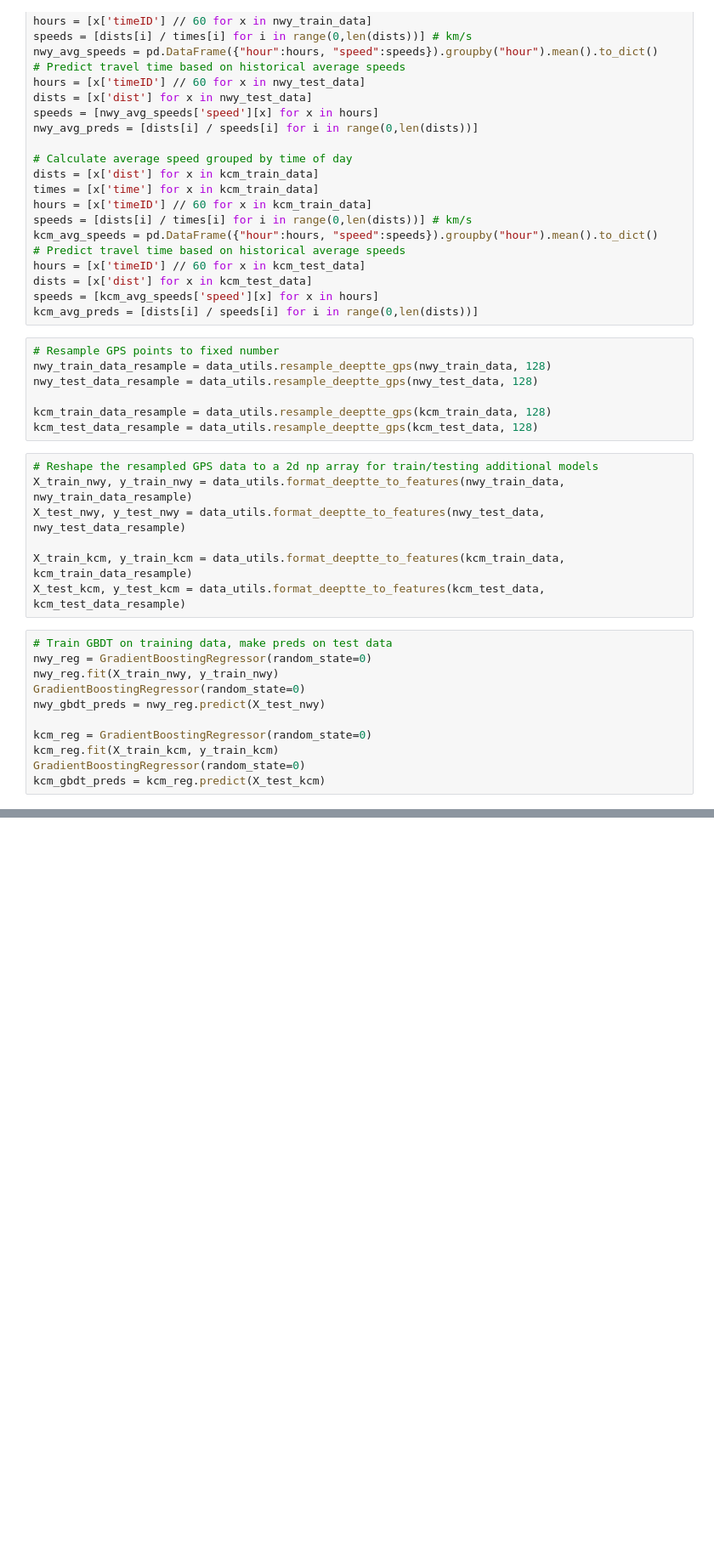
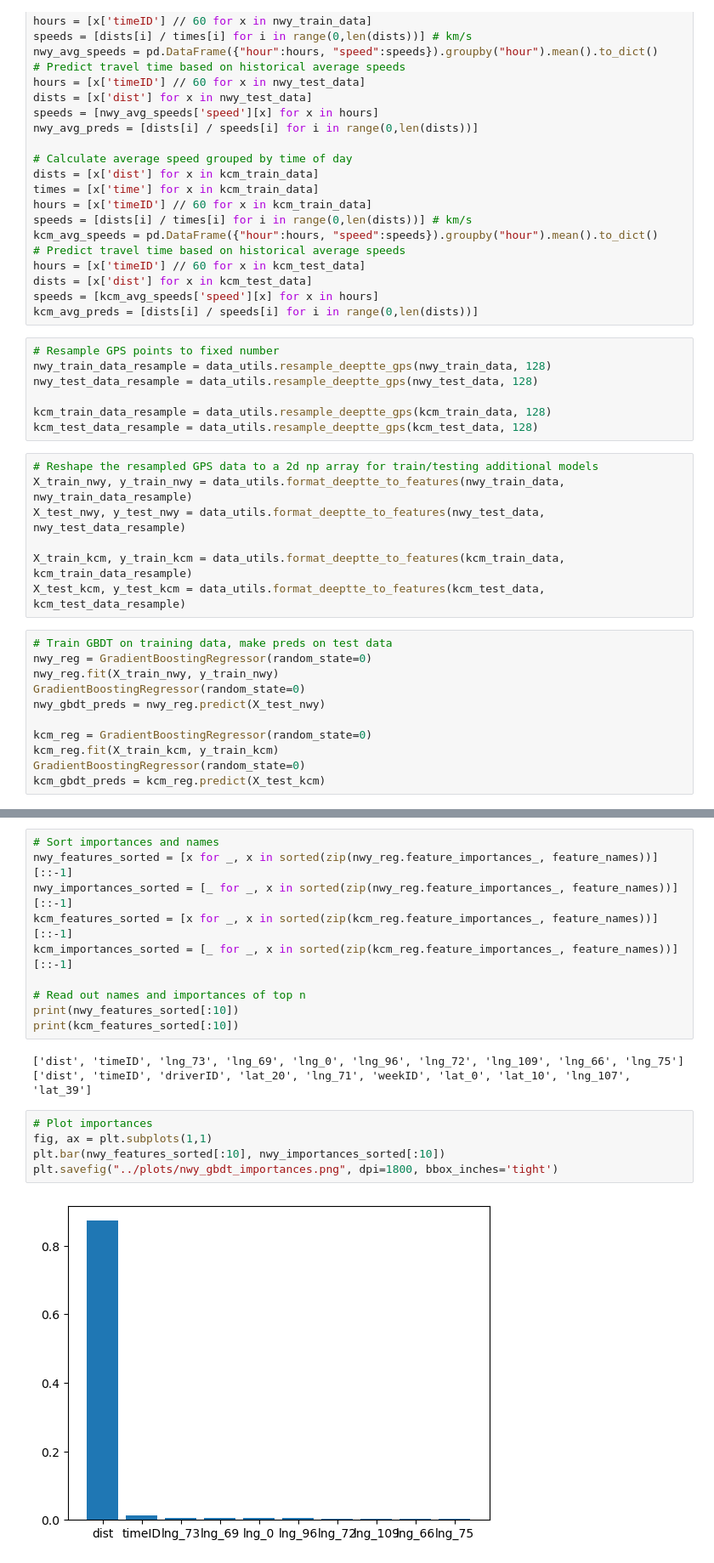
Before and after one commit to zackAemmer/generalizable_travel_times, a Jupyter notebook: src/04_explore_results.ipynb, the cells around one changed output, grey strips where cells are left out. Shown at 85% size. Saved outputs shown, nothing was run; the diff lists cells and outputs as text; blank space fills up the shorter version.

```diff
--- a/src/04_explore_results.ipynb
+++ b/src/04_explore_results.ipynb
@@ -155,0 +185,20 @@ nwy_test_data_resample
+# %%
+# Sort importances and names
+nwy_features_sorted = [x for _, x in sorted(zip(nwy_reg.feature_importances_, feature_names))][::-1]
+nwy_importances_sorted = [_ for _, x in sorted(zip(nwy_reg.feature_importances_, feature_names))][::-1]
+kcm_features_sorted = [x for _, x in sorted(zip(kcm_reg.feature_importances_, feature_names))][::-1]
+kcm_importances_sorted = [_ for _, x in sorted(zip(kcm_reg.feature_importances_, feature_names))][::-1]
+
+# Read out names and importances of top n
+print(nwy_features_sorted[:10])
+print(kcm_features_sorted[:10])
+# %% [output]
+['dist', 'timeID', 'lng_73', 'lng_69', 'lng_0', 'lng_96', 'lng_72', 'lng_109', 'lng_66', 'lng_75']
+['dist', 'timeID', 'driverID', 'lat_20', 'lng_71', 'weekID', 'lat_0', 'lat_10', 'lng_107', 'lat_39']
+# %%
+# Plot importances
+fig, ax = plt.subplots(1,1)
+plt.bar(nwy_features_sorted[:10], nwy_importances_sorted[:10])
+plt.savefig("../plots/nwy_gbdt_importances.png", dpi=1800, bbox_inches='tight')
+# %% [output]
+[figure, added]
```
Also changed, not shown: parts of 11 cells of this notebook, 1 other file.
